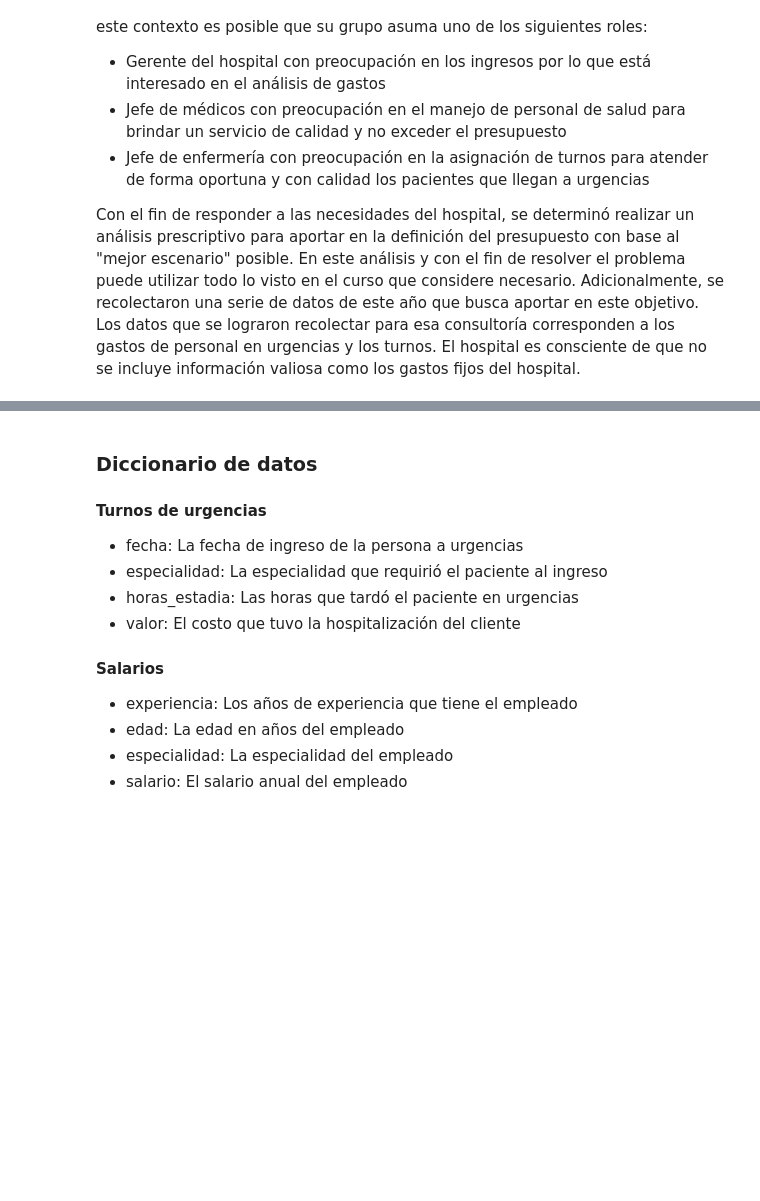
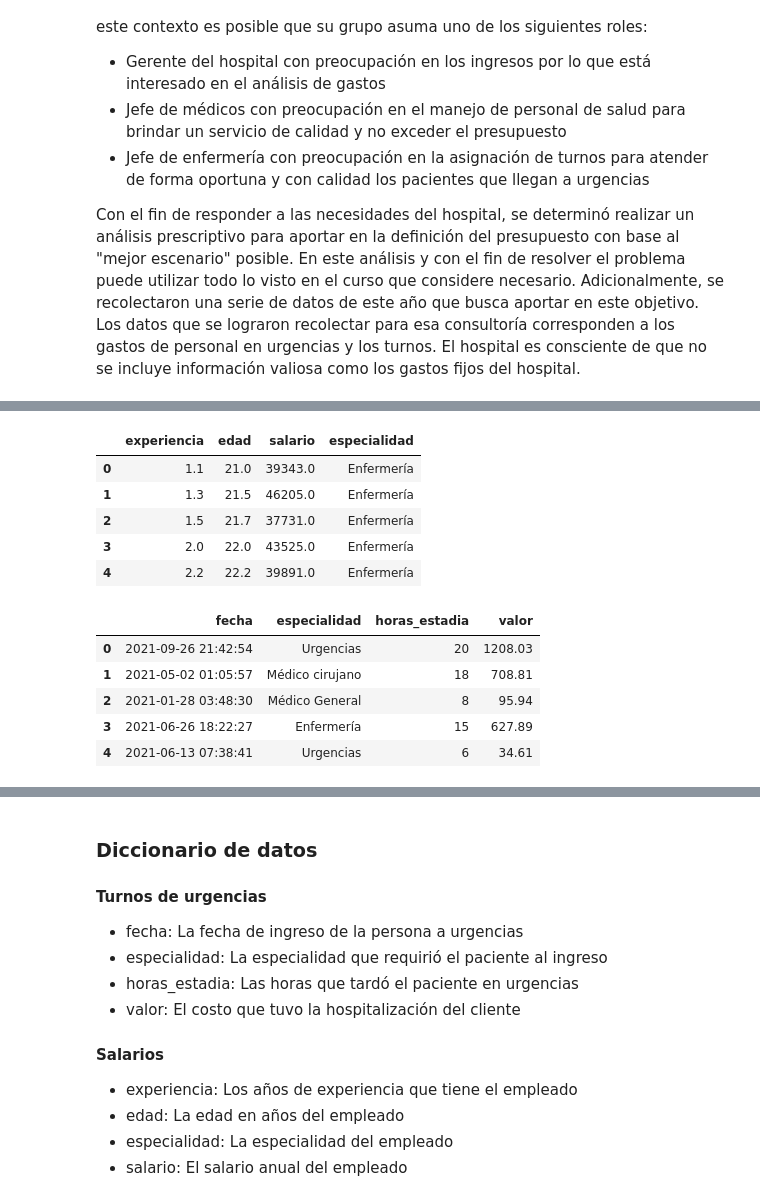
Before and after one commit to MantiMantilla/Ciencia-de-datos-aplicada-2021-20, a Jupyter notebook: Talleres/Módulo 4/Taller 9/Taller 9-Enunciado.ipynb, the cells around one changed output, grey strips where cells are left out. Drawn from its saved outputs; the diff is of its cells as text; code cells hidden in the pictures; blank space fills up the shorter version.

```diff
--- a/Talleres/Módulo 4/Taller 9/Taller 9-Enunciado.ipynb
+++ b/Talleres/Módulo 4/Taller 9/Taller 9-Enunciado.ipynb
@@ -16,3 +16,4 @@ from pandas_profiling import ProfileReport as report
 # %%
 salario=pd.read_csv('salarios_urgencias.csv',sep=';',encoding='latin-1')
 turnos=pd.read_csv('turnos_urgencias.csv',sep=';',encoding='latin-1')
+turnos['fecha'] = pd.to_datetime(turnos['fecha'])
@@ -19,3 +22,19 @@ turnos=pd.read_csv('turnos_urgencias.csv',sep=';',encoding='latin-1')
+# %%
+display(salario.head())
+display(turnos.head())
+# %% [output]
+|  | experiencia | edad | salario | especialidad |
+| 0 | 1.1 | 21.0 | 39343.0 | Enfermería |
+| 1 | 1.3 | 21.5 | 46205.0 | Enfermería |
+| 2 | 1.5 | 21.7 | 37731.0 | Enfermería |
+| 3 | 2.0 | 22.0 | 43525.0 | Enfermería |
+| 4 | 2.2 | 22.2 | 39891.0 | Enfermería |
+|  | fecha | especialidad | horas_estadia | valor |
+| 0 | 2021-09-26 21:42:54 | Urgencias | 20 | 1208.03 |
+| 1 | 2021-05-02 01:05:57 | Médico cirujano | 18 | 708.81 |
+| 2 | 2021-01-28 03:48:30 | Médico General | 8 | 95.94 |
+| 3 | 2021-06-26 18:22:27 | Enfermería | 15 | 627.89 |
+| 4 | 2021-06-13 07:38:41 | Urgencias | 6 | 34.61 |
 # %%
 profile_salario = report(salario, title="Pandas Profiling Report", explorative=True)
 profile_salario
```
Also changed, not shown: parts of 3 cells of this notebook, 2 other files.
